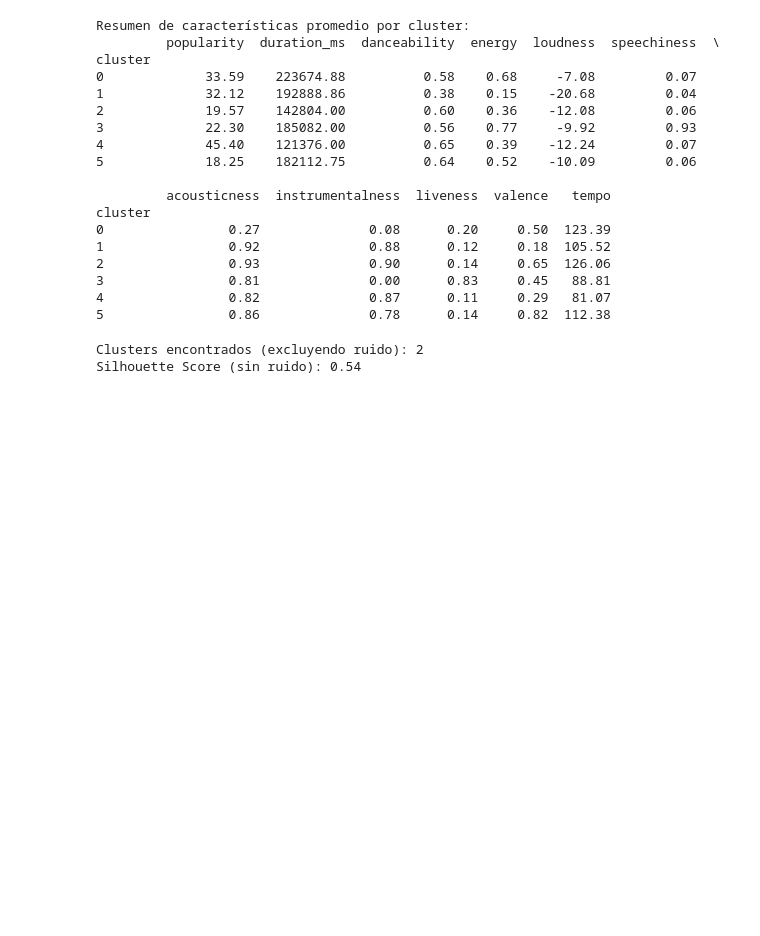
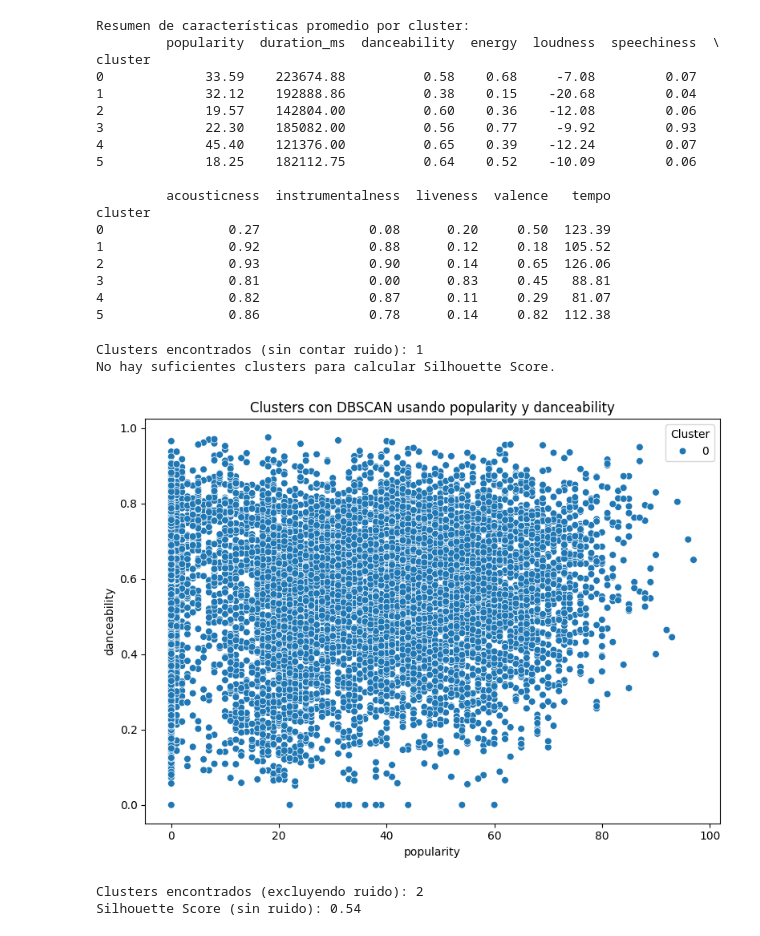
Before and after one commit to astromai/Proyecto-Mineria-de-Datos-CC5205, a Jupyter notebook: notebooks/pregunta_1.ipynb, the cells around one changed output. Drawn from its saved outputs; the diff is of its cells as text; code cells hidden in the pictures; blank space fills up the shorter version.

```diff
--- a/notebooks/pregunta_1.ipynb
+++ b/notebooks/pregunta_1.ipynb
@@ -230,6 +321,57 @@ cluster
 3                0.81              0.00      0.83     0.45   88.81
 4                0.82              0.87      0.11     0.29   81.07
 5                0.86              0.78      0.14     0.82  112.38
+# %%
+# Seleccionar dos columnas para el análisis
+selected_cols = ['popularity', 'danceability']
+
+# Asegurar datos numéricos
+spotify[selected_cols] = spotify[selected_cols].apply(pd.to_numeric, errors='coerce')
+df_clean = spotify.dropna(subset=selected_cols)
+
+# Muestreo
+df_sample = df_clean.sample(n=10000, random_state=42)
+
+# Escalar los datos
+scaler = StandardScaler()
+X_scaled = scaler.fit_transform(df_sample[selected_cols])
+
+# Prueba con eps más alto y min_samples más bajo
+dbscan = DBSCAN(eps=0.7, min_samples=5)
+df_sample['cluster'] = dbscan.fit_predict(X_scaled)
+
+n_clusters = len(set(df_sample['cluster'])) - (1 if -1 in df_sample['cluster'] else 0)
+print(f"Clusters encontrados (sin contar ruido): {n_clusters}")
+
+
+# Silhouette Score (solo si hay más de un cluster válido)
+if n_clusters > 1:
+    score = silhouette_score(X_scaled[df_sample['cluster'] != -1],
+                             df_sample['cluster'][df_sample['cluster'] != -1])
+    print(f"Silhouette Score (sin ruido): {score:.2f}")
+else:
+    print("No hay suficientes clusters para calcular Silhouette Score.")
+
+
+# Visualización
+plt.figure(figsize=(8, 6))
+sns.scatterplot(
+    x=df_sample[selected_cols[0]],
+    y=df_sample[selected_cols[1]],
+    hue=df_sample['cluster'],
+    palette='tab10',
+    s=40
+)
+plt.title(f'Clusters con DBSCAN usando {selected_cols[0]} y {selected_cols[1]}')
+plt.xlabel(selected_cols[0])
+plt.ylabel(selected_cols[1])
+plt.legend(title="Cluster")
+plt.tight_layout()
+plt.show()
+# %% [output]
+Clusters encontrados (sin contar ruido): 1
+No hay suficientes clusters para calcular Silhouette Score.
+[figure, added]
 # %%
 from sklearn.cluster import HDBSCAN
 
```
Also changed, not shown: parts of 4 cells of this notebook.
